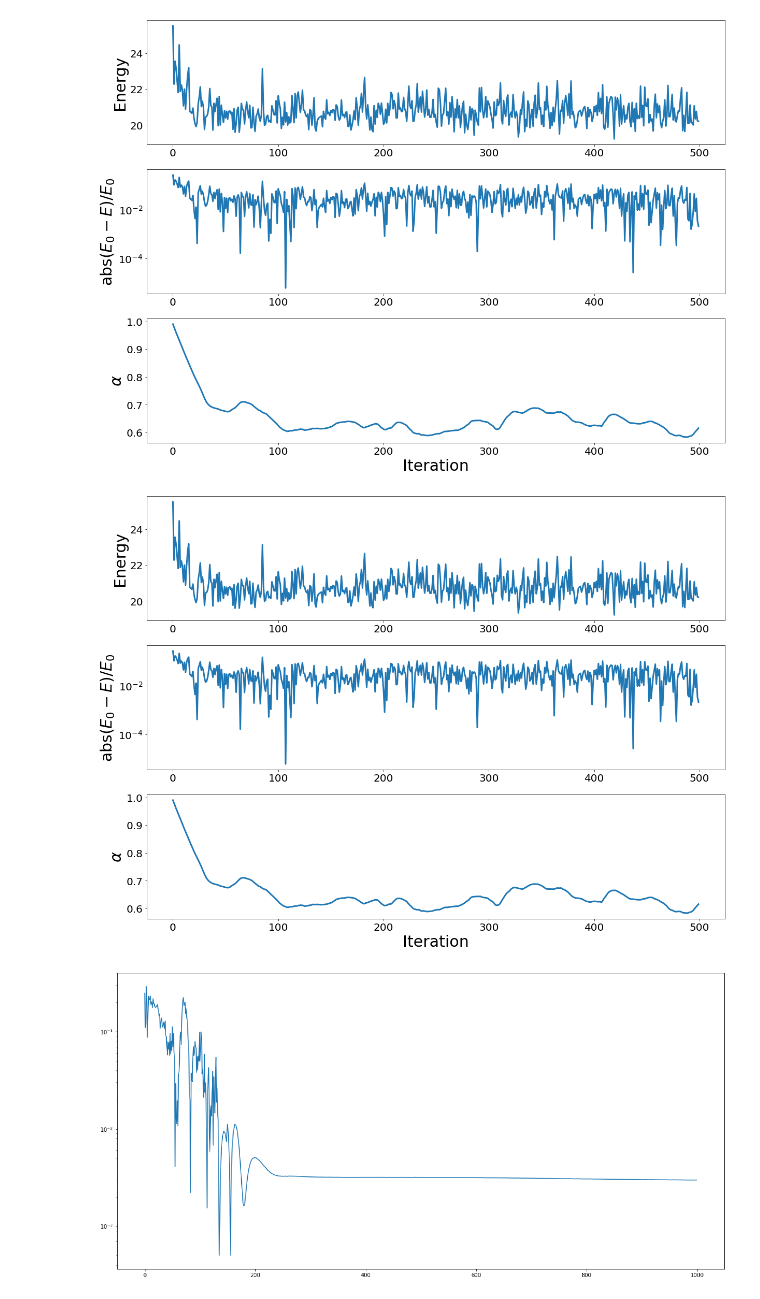
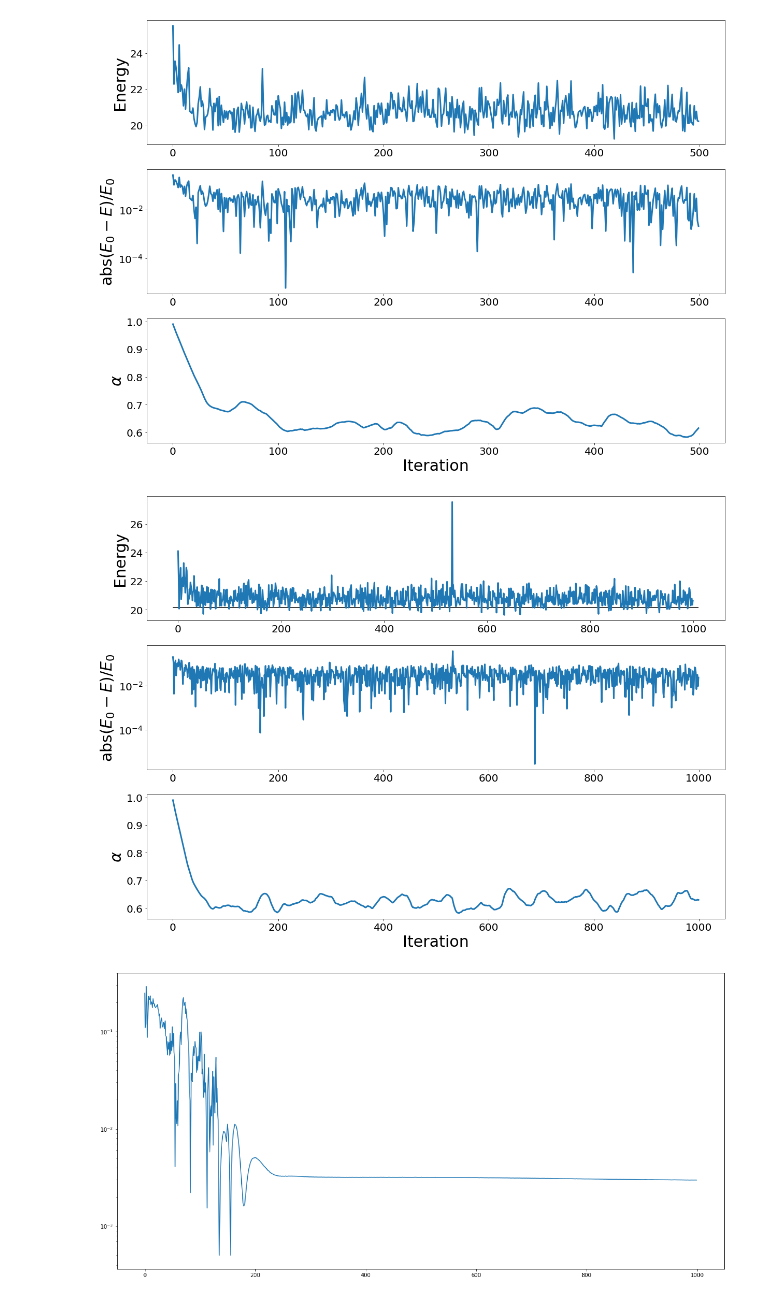
Before and after one commit to MartinKHovden/Thesis, a Jupyter notebook: VMC/src_V3/Simulations/Notebooks/QD62OptimSlaterNN.ipynb, the cells around one changed output. Drawn from its saved outputs; the diff is of its cells as text; code cells hidden in the pictures.

```diff
--- a/VMC/src_V3/Simulations/Notebooks/QD62OptimSlaterNN.ipynb
+++ b/VMC/src_V3/Simulations/Notebooks/QD62OptimSlaterNN.ipynb
@@ -50,8 +50,8 @@ ax[2].tick_params(labelsize=20)
 import numpy as np
 import matplotlib.pyplot as plt
 
-x = np.loadtxt("../../testVMC.txt")
-y = np.loadtxt("../../testVP.txt")
+x = np.loadtxt("../../testVMC3.txt")
+y = np.loadtxt("../../testVP3.txt")
 
 import matplotlib.pyplot as plt
 # lr0_1 = np.loadtxt("../Data/quantumDot/VMC/Interacting/wf_slater_gaussian_nn_sysInfo_is_stepLength_0.1_numMCSteps_1000_optimizer_adam_learningRate_0.1_numOptimSteps_5000_numDims_2_numParticles_2_elementinfo_slater_none_gaussian_none_nn_numhidden1_20_numhidden2_20_activationFunction_sigmoid_.txt")
@@ -65,35 +65,36 @@ fig,ax = plt.subplots(3,1, figsize=(20,15))
 # plt.plot(lr0_001, linewidth=3)
 # plt.plot(lr0_01, linewidth=3)
 ax[0].plot([e for e in np.mean((x.reshape(-1, 1)), axis=1)], linewidth=3)
+ax[0].hlines(20.16, -10, 1010)
 # ax[0].plot([e for e in np.mean((lr0_01.reshape(-1, 10)), axis=1)], linewidth=3)
 # ax[0].plot([e for e in np.mean((lr0_001.reshape(-1, 10)), axis=1)], linewidth=3)
 # ax[0].set_ylim(20., 21.0)
 
 # ax[0].legend(["lr = 0.1", "lr=0.01", "lr=0.001"], fontsize=25)
 ax[0].set_ylabel("Energy", fontsize=30)
 ax[0].tick_params(labelsize=20)
 
 ax[1].plot([abs(20.16 - e)/20.16 for e in np.mean((x.reshape(-1, 1)), axis=1)], linewidth=3)
 # ax[1].plot([abs(3.0 - e)/3 for e in np.mean((lr0_01.reshape(-1, 10)), axis=1)], linewidth=3)
 # ax[1].plot([abs(3.0 - e)/3 for e in np.mean((lr0_001.reshape(-1, 10)), axis=1)], linewidth=3)
 
 
 # ax[1].legend(["lr = 0.01"], fontsize=25)
 # ax[1].set_xlabel("Iteration", fontsize=30)
 ax[1].set_ylabel(r"abs$(E_0 - E)/E_0$", fontsize=30)
 ax[1].set_yscale('log')
 ax[1].tick_params(labelsize=20)
 
 ax[2].plot([e for e in np.mean((y.reshape(-1, 1)), axis=1)], linewidth=3)
 # ax[2].legend(["lr = 0.1"], fontsize=25)
 ax[2].set_xlabel("Iteration", fontsize=30)
 ax[2].set_ylabel(r"$\alpha$", fontsize=30)
 # ax[2].set_yscale('log')
 ax[2].tick_params(labelsize=20)
 # plt.show()
-# plt.savefig("../Plots/QDInteracting22SlaterNNOptimADAM.png")
+plt.savefig("../Plots/QDInteracting62SlaterNNOptimFullADAM.png")
 # %% [output]
-[figure, old version]
+[figure, new version]
 # %%
 plt.figure(figsize=(20,10))
 plt.yscale("log")
```
Also changed, not shown: parts of 2 cells of this notebook, 10 other files.
